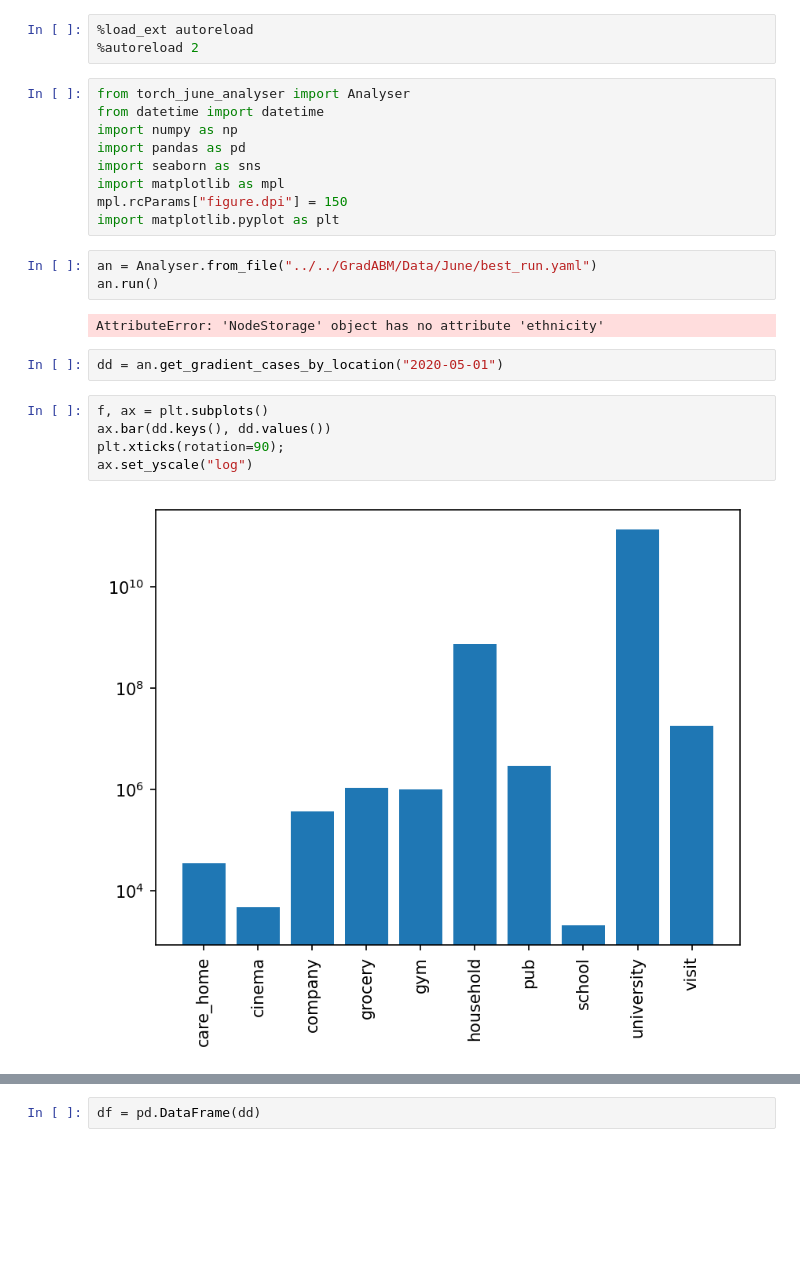
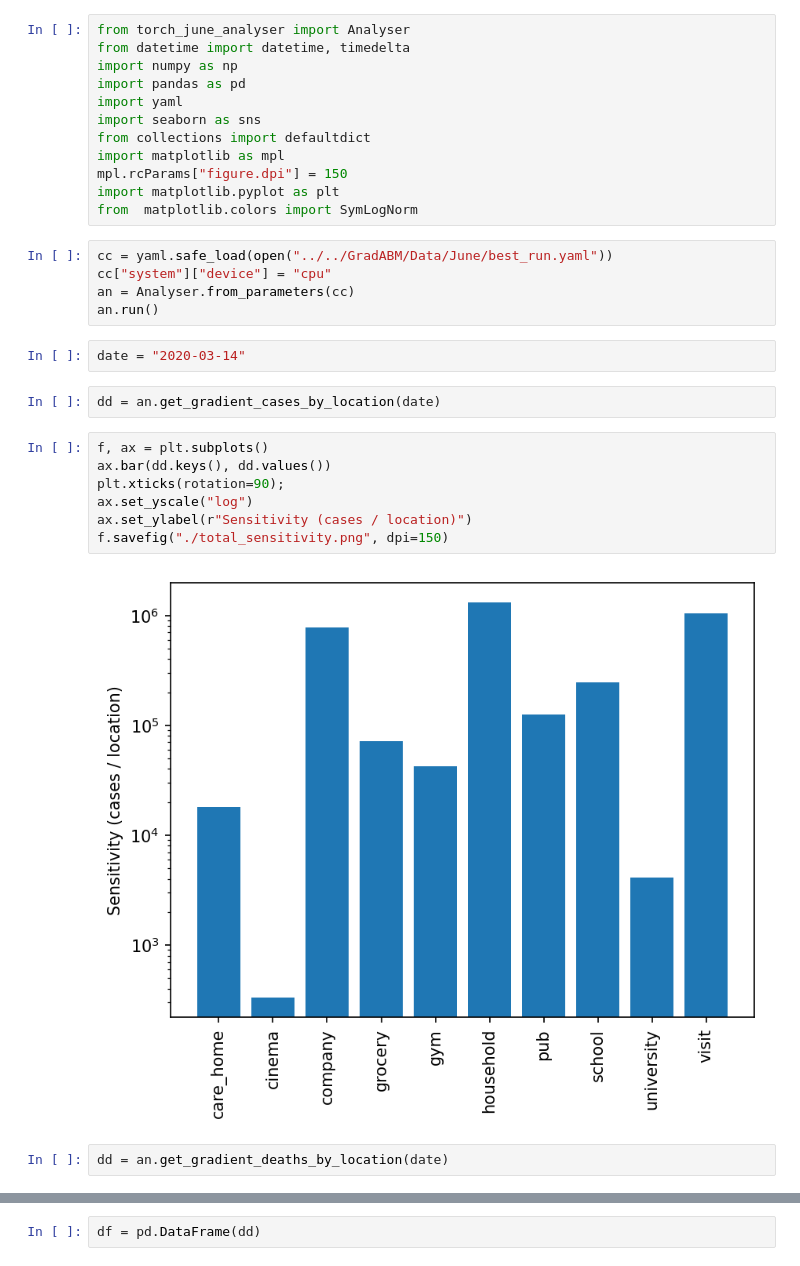
Before and after one commit to LargeAgentCollider/torch_june_analyser, a Jupyter notebook: notebooks/tests.ipynb, the cells around one changed output, grey strips where cells are left out. Saved outputs shown, nothing was run; the diff lists cells and outputs as text; blank space fills up the shorter version.

```diff
--- a/notebooks/tests.ipynb
+++ b/notebooks/tests.ipynb
@@ -1,26 +1,32 @@
-# %%
-%load_ext autoreload
-%autoreload 2
 # %%
 from torch_june_analyser import Analyser
-from datetime import datetime
+from datetime import datetime, timedelta
 import numpy as np
 import pandas as pd
+import yaml
 import seaborn as sns
+from collections import defaultdict
 import matplotlib as mpl
 mpl.rcParams["figure.dpi"] = 150
 import matplotlib.pyplot as plt
+from  matplotlib.colors import SymLogNorm
 # %%
-an = Analyser.from_file("../../GradABM/Data/June/best_run.yaml")
+cc = yaml.safe_load(open("../../GradABM/Data/June/best_run.yaml"))
+cc["system"]["device"] = "cpu"
+an = Analyser.from_parameters(cc)
 an.run()
-# %% [output]
-AttributeError: 'NodeStorage' object has no attribute 'ethnicity'
+# %%
+date = "2020-03-14"
 # %%
-dd = an.get_gradient_cases_by_location("2020-05-01")
+dd = an.get_gradient_cases_by_location(date)
 # %%
 f, ax = plt.subplots()
 ax.bar(dd.keys(), dd.values())
 plt.xticks(rotation=90);
 ax.set_yscale("log")
+ax.set_ylabel(r"Sensitivity (cases / location)")
+f.savefig("./total_sensitivity.png", dpi=150)
 # %% [output]
-[figure, old version]
+[figure, new version]
+# %%
+dd = an.get_gradient_deaths_by_location(date)
```
Also changed, not shown: parts of 19 cells of this notebook, 2 other files.
